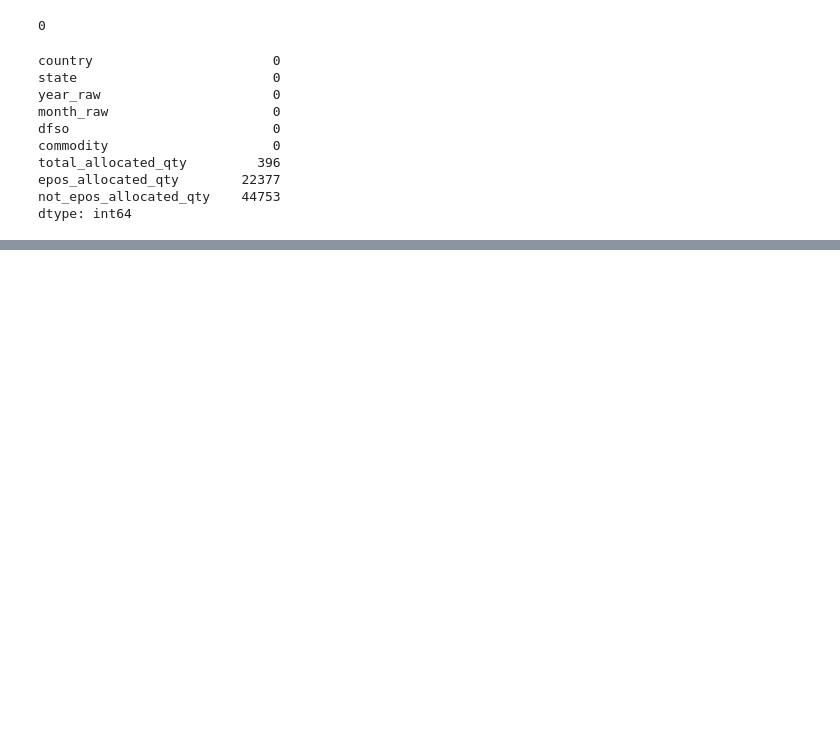
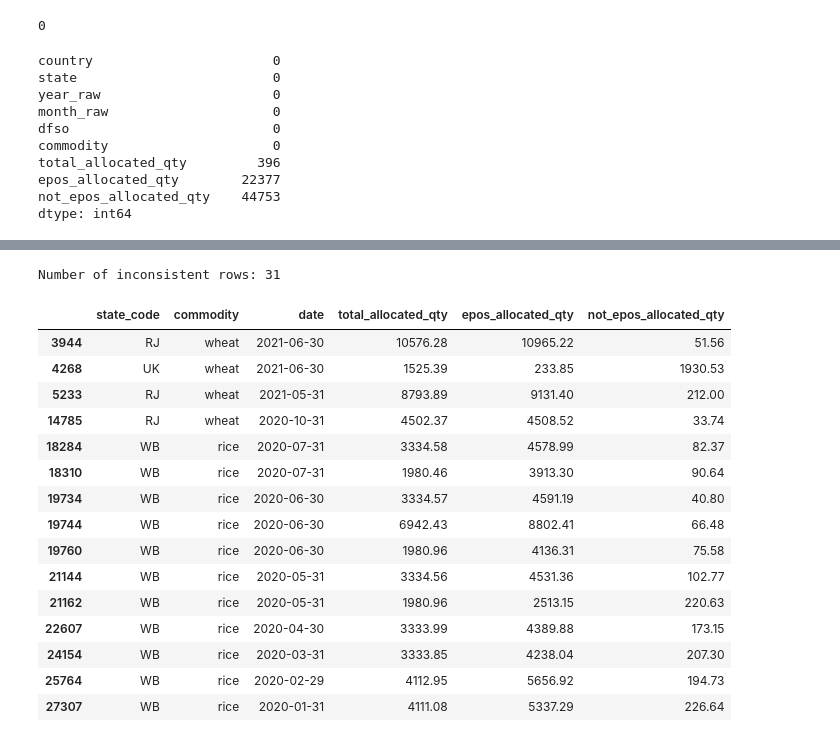
Before and after one commit to sreelakshmi3006/pds_foodgrain_forecasting, a Jupyter notebook: notebooks/01_primary_data_cleaning.ipynb, the cells around one changed output, grey strips where cells are left out. Saved outputs shown, nothing was run; the diff lists cells and outputs as text; code cells hidden in the pictures; blank space fills up the shorter version.

```diff
--- a/notebooks/01_primary_data_cleaning.ipynb
+++ b/notebooks/01_primary_data_cleaning.ipynb
@@ -342,0 +544,31 @@ df_main.sample(5)
+# %%
+# Recompute invalid rows after first correction
+invalid_after = (
+    (df_main["total_allocated_qty"] < df_main["epos_allocated_qty"]) |
+    (df_main["total_allocated_qty"] < df_main["not_epos_allocated_qty"])
+)
+
+inconsistent_alloc = df_main[invalid_after].copy()
+
+print("Number of inconsistent rows:", inconsistent_alloc.shape[0])
+# %% [output]
+Number of inconsistent rows: 31
+# %%
+inconsistent_alloc.head(15)
+# %% [output]
+|  | state_code | commodity | date | total_allocated_qty | epos_allocated_qty | not_epos_allocated_qty |
+| 3944 | RJ | wheat | 2021-06-30 | 10576.28 | 10965.22 | 51.56 |
+| 4268 | UK | wheat | 2021-06-30 | 1525.39 | 233.85 | 1930.53 |
+| 5233 | RJ | wheat | 2021-05-31 | 8793.89 | 9131.40 | 212.00 |
+| 14785 | RJ | wheat | 2020-10-31 | 4502.37 | 4508.52 | 33.74 |
+| 18284 | WB | rice | 2020-07-31 | 3334.58 | 4578.99 | 82.37 |
+| 18310 | WB | rice | 2020-07-31 | 1980.46 | 3913.30 | 90.64 |
+| 19734 | WB | rice | 2020-06-30 | 3334.57 | 4591.19 | 40.80 |
+| 19744 | WB | rice | 2020-06-30 | 6942.43 | 8802.41 | 66.48 |
+| 19760 | WB | rice | 2020-06-30 | 1980.96 | 4136.31 | 75.58 |
+| 21144 | WB | rice | 2020-05-31 | 3334.56 | 4531.36 | 102.77 |
+| 21162 | WB | rice | 2020-05-31 | 1980.96 | 2513.15 | 220.63 |
+| 22607 | WB | rice | 2020-04-30 | 3333.99 | 4389.88 | 173.15 |
+| 24154 | WB | rice | 2020-03-31 | 3333.85 | 4238.04 | 207.30 |
+| 25764 | WB | rice | 2020-02-29 | 4112.95 | 5656.92 | 194.73 |
+| 27307 | WB | rice | 2020-01-31 | 4111.08 | 5337.29 | 226.64 |
```
Also changed, not shown: parts of 78 cells of this notebook, 28 other files.
